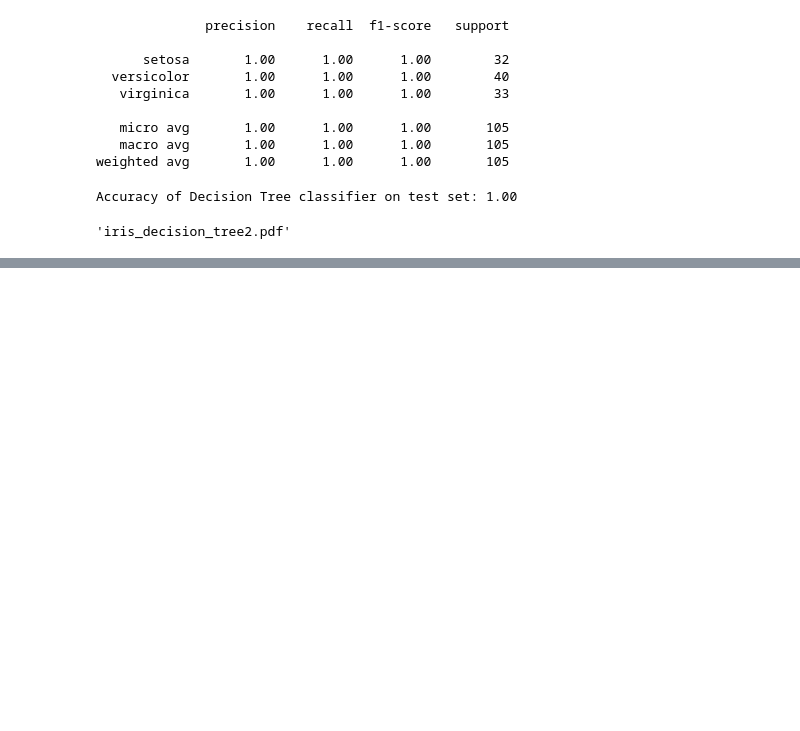
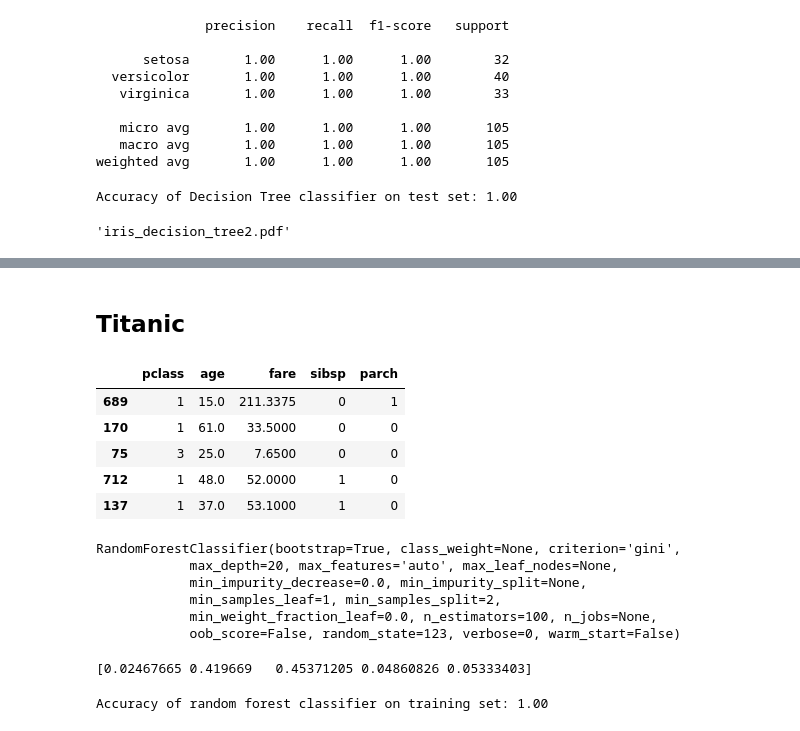
Before and after one commit to ksanmiguel10/ds-methodologies-exercises, a Jupyter notebook: classification/model.ipynb, the cells around one changed output, grey strips where cells are left out. Drawn from its saved outputs; the diff is of its cells as text; code cells hidden in the pictures; blank space fills up the shorter version.

```diff
--- a/classification/model.ipynb
+++ b/classification/model.ipynb
@@ -545,0 +842,21 @@ graph.render('iris_decision_tree2', view=True)
+# %% [markdown]
+## Titanic
+# %%
+df = prep_titanic(get_titanic_data())
+df.dropna(inplace=True)
+
+X = df[['pclass','age','fare','sibsp','parch']]
+y = df[['survived']]
+
+## SPLIT
+
+X_train, X_test, y_train, y_test = train_test_split(X, y, test_size = .30, random_state = 123)
+
+X_train.head()
+# %% [output]
+|  | pclass | age | fare | sibsp | parch |
+| 689 | 1 | 15.0 | 211.3375 | 0 | 1 |
+| 170 | 1 | 61.0 | 33.5000 | 0 | 0 |
+| 75 | 3 | 25.0 | 7.6500 | 0 | 0 |
+| 712 | 1 | 48.0 | 52.0000 | 1 | 0 |
+| 137 | 1 | 37.0 | 53.1000 | 1 | 0 |
@@ -545,0 +873,17 @@ graph.render('iris_decision_tree2', view=True)
+# %%
+## FIT
+
+rf.fit(X_train, y_train)
+# %% [output]
+RandomForestClassifier(bootstrap=True, class_weight=None, criterion='gini',
+            max_depth=20, max_features='auto', max_leaf_nodes=None,
+            min_impurity_decrease=0.0, min_impurity_split=None,
+            min_samples_leaf=1, min_samples_split=2,
+            min_weight_fraction_leaf=0.0, n_estimators=100, n_jobs=None,
+            oob_score=False, random_state=123, verbose=0, warm_start=False)
+# %%
+## FEATURE IMPORTANCE
+
+print(rf.feature_importances_)
+# %% [output]
+[0.02467665 0.419669   0.45371205 0.04860826 0.05333403]
@@ -545,0 +895,7 @@ graph.render('iris_decision_tree2', view=True)
+# %%
+## EVALUATE
+
+print('Accuracy of random forest classifier on training set: {:.2f}'
+     .format(rf.score(X_train, y_train)))
+# %% [output]
+Accuracy of random forest classifier on training set: 1.00
```
Also changed, not shown: parts of 123 cells of this notebook.
